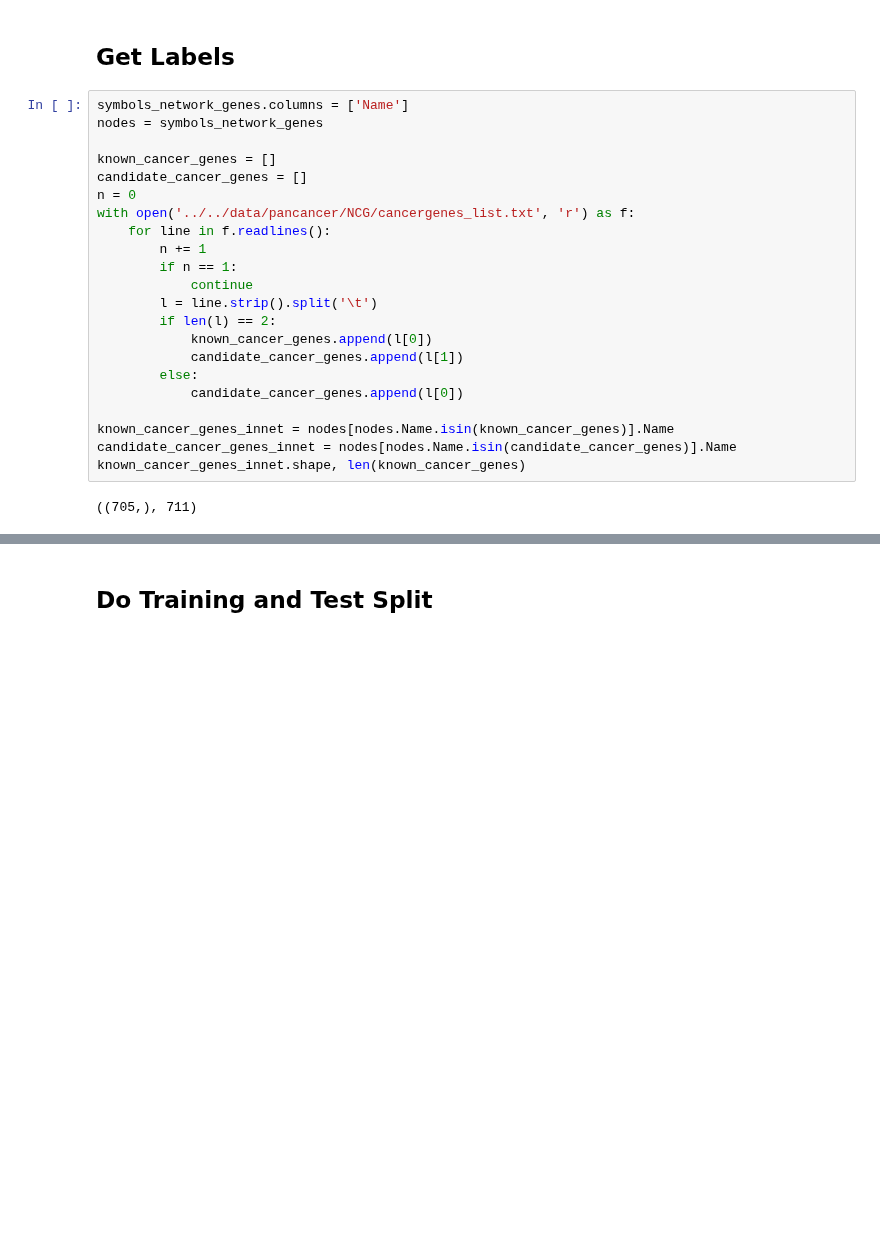
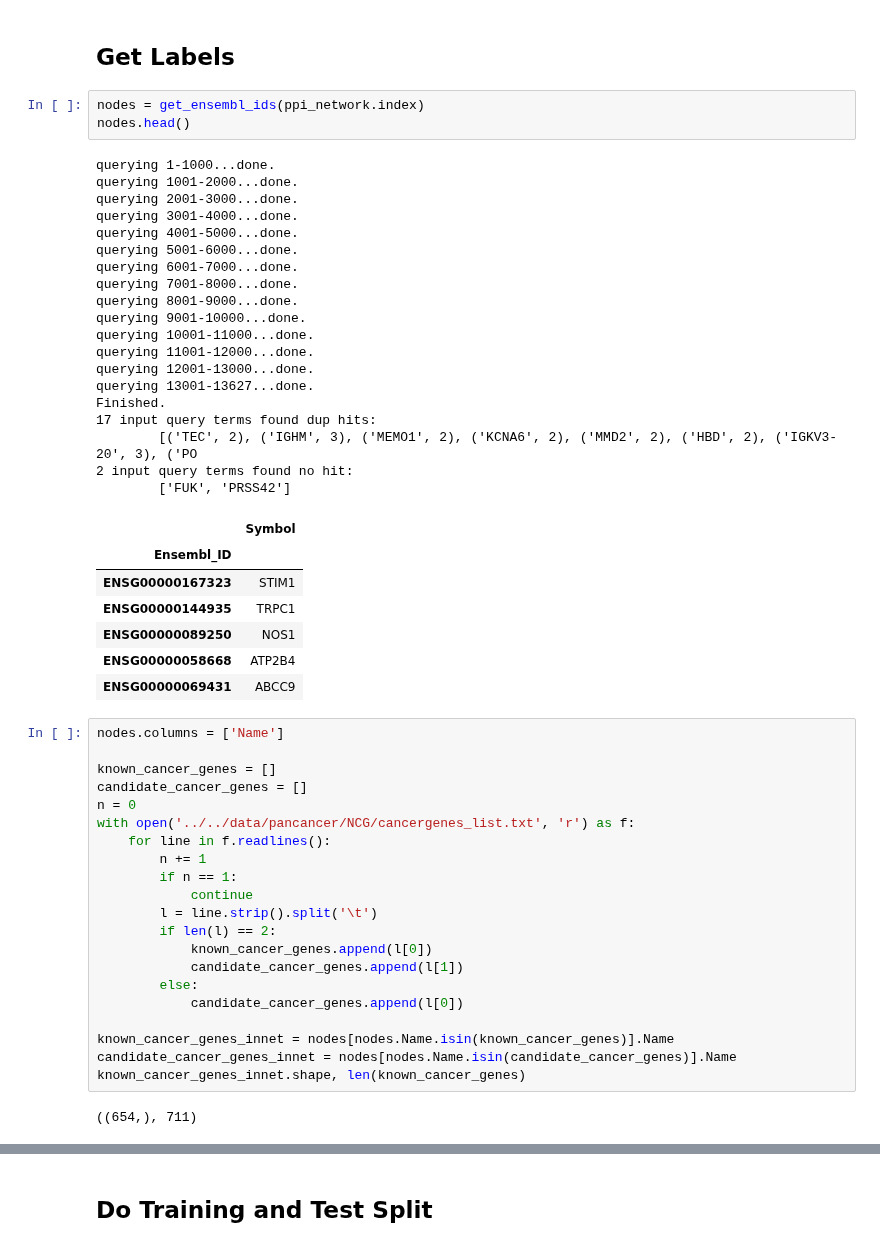
Before and after one commit to schulter/EMOGI, a Jupyter notebook: pancancer/preprocessing/build_multiomics_container.ipynb, the cells around one changed output, grey strips where cells are left out. Saved outputs shown, nothing was run; the diff lists cells and outputs as text; blank space fills up the shorter version.

```diff
--- a/pancancer/preprocessing/build_multiomics_container.ipynb
+++ b/pancancer/preprocessing/build_multiomics_container.ipynb
@@ -287,8 +296,37 @@ plt.scatter(x=emb[:, 0], y=emb[:, 1], c=['red']*len(feat_names_mut)+['blue']*len
 # %% [markdown]
 ## Get Labels
+# %%
+nodes = get_ensembl_ids(ppi_network.index)
+nodes.head()
+# %% [output]
+querying 1-1000...done.
+querying 1001-2000...done.
+querying 2001-3000...done.
+querying 3001-4000...done.
+querying 4001-5000...done.
+querying 5001-6000...done.
+querying 6001-7000...done.
+querying 7001-8000...done.
+querying 8001-9000...done.
+querying 9001-10000...done.
+querying 10001-11000...done.
+querying 11001-12000...done.
+querying 12001-13000...done.
+querying 13001-13627...done.
+Finished.
+17 input query terms found dup hits:
+        [('TEC', 2), ('IGHM', 3), ('MEMO1', 2), ('KCNA6', 2), ('MMD2', 2), ('HBD', 2), ('IGKV3-20', 3), ('PO
+2 input query terms found no hit:
+        ['FUK', 'PRSS42']
+|  | Symbol |
+| Ensembl_ID |  |
+| ENSG00000167323 | STIM1 |
+| ENSG00000144935 | TRPC1 |
+| ENSG00000089250 | NOS1 |
+| ENSG00000058668 | ATP2B4 |
+| ENSG00000069431 | ABCC9 |
 # %%
-symbols_network_genes.columns = ['Name']
-nodes = symbols_network_genes
+nodes.columns = ['Name']
 
 known_cancer_genes = []
 candidate_cancer_genes = []
@@ -309,4 +347,4 @@ known_cancer_genes_innet = nodes[nodes.Name.isin(known_cancer_genes)].Name
 candidate_cancer_genes_innet = nodes[nodes.Name.isin(candidate_cancer_genes)].Name
 known_cancer_genes_innet.shape, len(known_cancer_genes)
 # %% [output]
-((705,), 711)
+((654,), 711)
```
Also changed, not shown: parts of 17 cells of this notebook.
